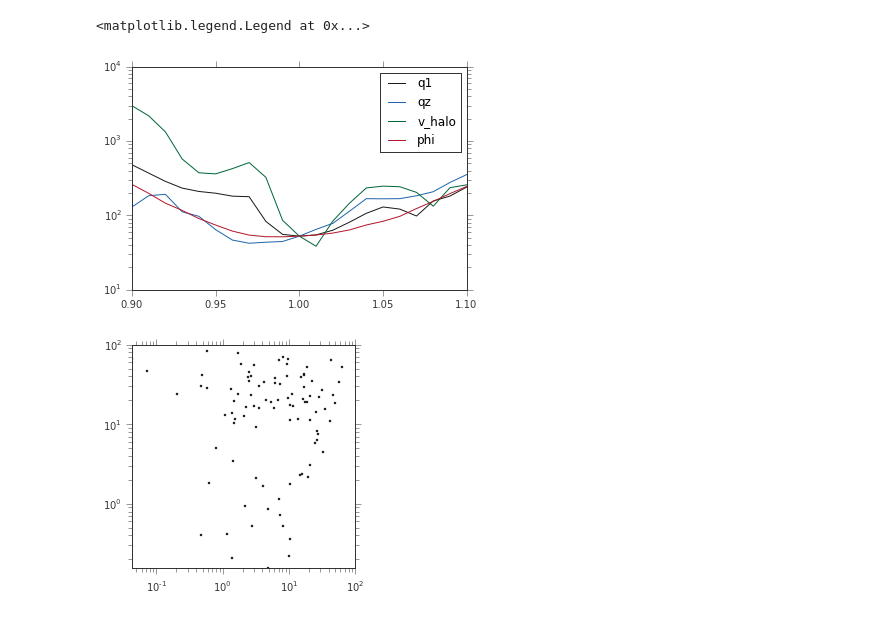
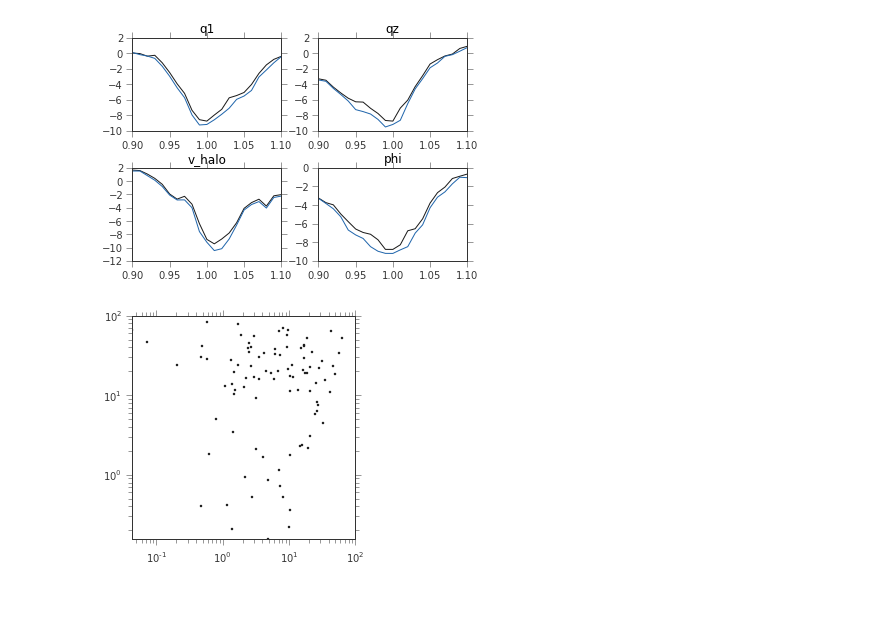
Before and after one commit to adrn/streams, a Jupyter notebook: text/notebooks/Vary one parameter.ipynb, the cells around one changed output. Saved outputs shown, nothing was run; the diff lists cells and outputs as text; code cells hidden in the pictures.

```diff
--- a/text/notebooks/Vary one parameter.ipynb
+++ b/text/notebooks/Vary one parameter.ipynb
@@ -62,9 +37,11 @@ def just_variance(potential, particle_orbits, satellite_orbit):
 # %%
 x = np.linspace(0.9, 1.1, 21)
 variances = dict()
+variances2 = dict()
 for param in ['q1','qz','v_halo','phi']:
     if not variances.has_key(param):
         variances[param] = []
+        variances2[param] = []
 
     stats = x*true_params[param]
     for stat in stats:
@@ -73,6 +50,14 @@ for param in ['q1','qz','v_halo','phi']:
         lm10 = LawMajewski2010(**params)
         integrator = SatelliteParticleIntegrator(lm10, satellite, particles)
         s_orbit,p_orbits = integrator.run(t1=t1, t2=t2, dt=-1.)
-        #variances[param].append(generalized_variance_sum(lm10, p_orbits, s_orbit))
-        variances[param].append(generalized_variance_prod(lm10, p_orbits, s_orbit))
-        #variances[param].append(just_variance(lm10, p_orbits, s_orbit))
+
+        variances[param].append(generalized_variance(lm10, p_orbits, s_orbit))
+        variances2[param].append(generalized_variance2(lm10, p_orbits, s_orbit))
+# %%
+for ii,param in enumerate(['q1','qz','v_halo','phi']):
+    subplot(2,2,ii+1)
+    title(param)
+    plot(x,-np.array(variances[param])**2)
+    plot(x,-np.array(variances2[param])**2)
+
+subplots_adjust(wspace=0.25, hspace=0.4)
@@ -79,10 +66,13 @@ for param in ['q1','qz','v_halo','phi']:
 # %%
-for param in ['q1','qz','v_halo','phi']:
-    semilogy(x,variances[param],label=param)
-legend()
+for ii,param in enumerate(['q1','qz','v_halo','phi']):
+    subplot(2,2,ii+1)
+    title(param)
+    plot(x,variances[param])
+    plot(x,variances2[param])
+
+subplots_adjust(wspace=0.25, hspace=0.4)
 # %% [output]
-<matplotlib.legend.Legend at 0x...>
-[figure, old version]
+[figure, new version]
 # %%
 variances = dict()
 for param in ['v_halo']:
```
Also changed, not shown: parts of 5 cells of this notebook.
